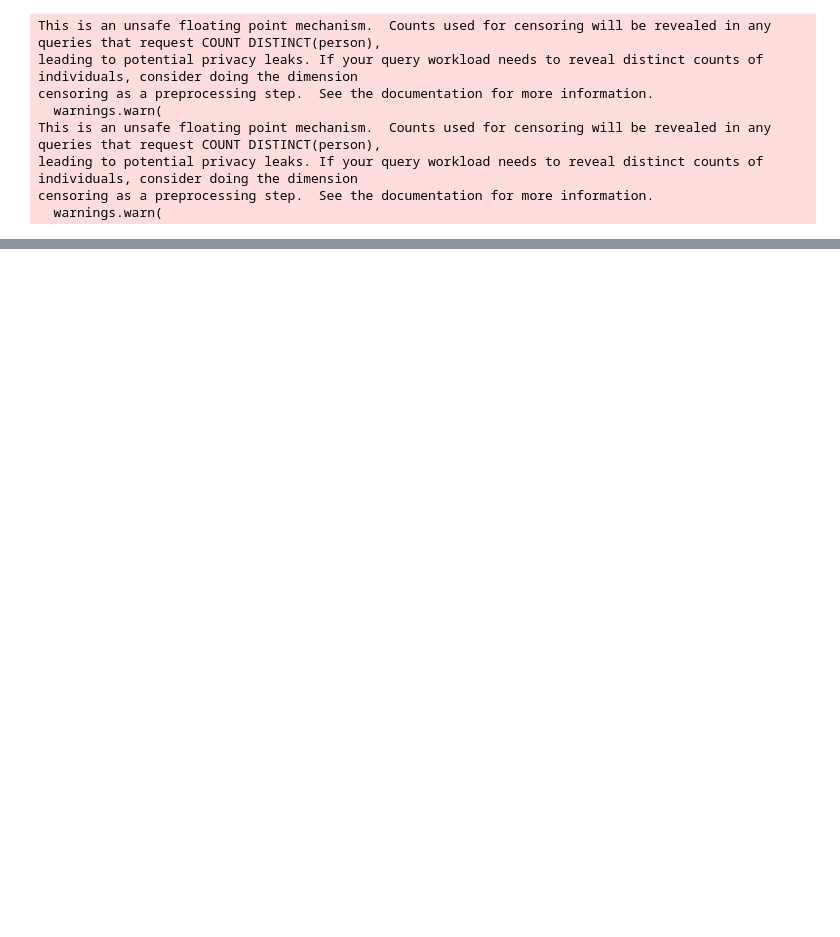
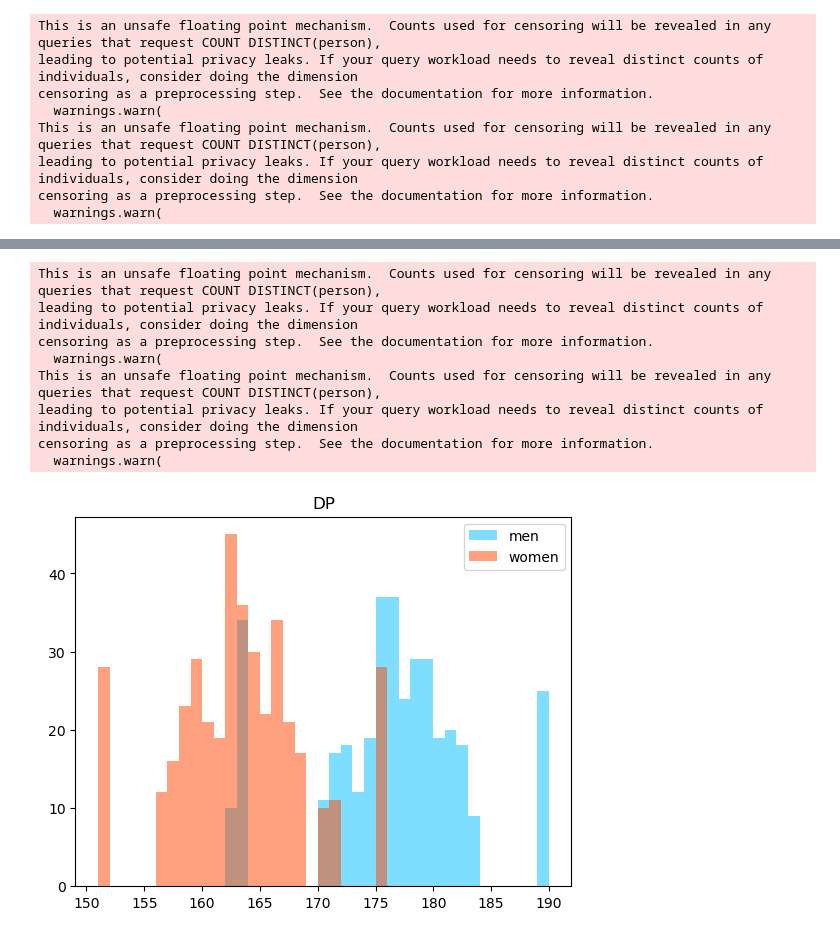
Before and after one commit to EatOreo/DifferentialPrivacyBiasExperiments, a Jupyter notebook: LocalDP.ipynb, the cells around one changed output, grey strips where cells are left out. Saved outputs shown, nothing was run; the diff lists cells and outputs as text; code cells hidden in the pictures; blank space fills up the shorter version.

```diff
--- a/LocalDP.ipynb
+++ b/LocalDP.ipynb
@@ -144,0 +144,61 @@ plt.show()
+# %%
+import uuid
+women5 = []
+
+for w in women4:
+    r = str(uuid.uuid4())
+    women5.append((w, r))
+
+men5 = []
+
+for w in men4:
+    r = str(uuid.uuid4())
+    men5.append((w, r))
+
+menDf = pd.DataFrame.from_records(men5, columns =['height', 'patient'])
+womenDf = pd.DataFrame.from_records(women5, columns =['height', 'patient'])
+
+import snsql
+from snsql import Privacy
+privacy = Privacy(epsilon=0.5, delta=0.01)
+menReader = snsql.from_connection(menDf, privacy=privacy, metadata=metadata)
+menResult = menReader.execute('SELECT height, COUNT(patient) as amount FROM MyTable GROUP BY height')
+womenReader = snsql.from_connection(womenDf, privacy=privacy, metadata=metadata)
+womenResult = womenReader.execute('SELECT height, COUNT(patient) as amount FROM MyTable GROUP BY height')
+
+def dupe(a):
+    acc = []
+    amount = a[1]
+    for x in range(amount):
+        acc.append(a[0] * 1.0)
+    return acc
+
+men4 = []
+for x in menResult[1:]:
+    men4.extend(dupe(x))
+
+women4 = []
+for x in womenResult[1:]:
+    women4.extend(dupe(x))
+
+bins = numpy.linspace(
+    min(min(women4), min(men4)),
+    max(max(women4), max(men4)),
+    40)
+plt.hist(men4, bins, label='men', alpha=0.5, color='deepskyblue')
+
+plt.hist(women4, bins, label='women', alpha=0.5, color='orangered')
+
+plt.legend()
+plt.title('DP')
+plt.show()
+# %% [output]
+This is an unsafe floating point mechanism.  Counts used for censoring will be revealed in any queries that request COUNT DISTINCT(person),
+leading to potential privacy leaks. If your query workload needs to reveal distinct counts of individuals, consider doing the dimension
+censoring as a preprocessing step.  See the documentation for more information.
+  warnings.warn(
+This is an unsafe floating point mechanism.  Counts used for censoring will be revealed in any queries that request COUNT DISTINCT(person),
+leading to potential privacy leaks. If your query workload needs to reveal distinct counts of individuals, consider doing the dimension
+censoring as a preprocessing step.  See the documentation for more information.
+  warnings.warn(
+[figure, added]
```
Also changed, not shown: parts of 3 cells of this notebook, 1 other file.
